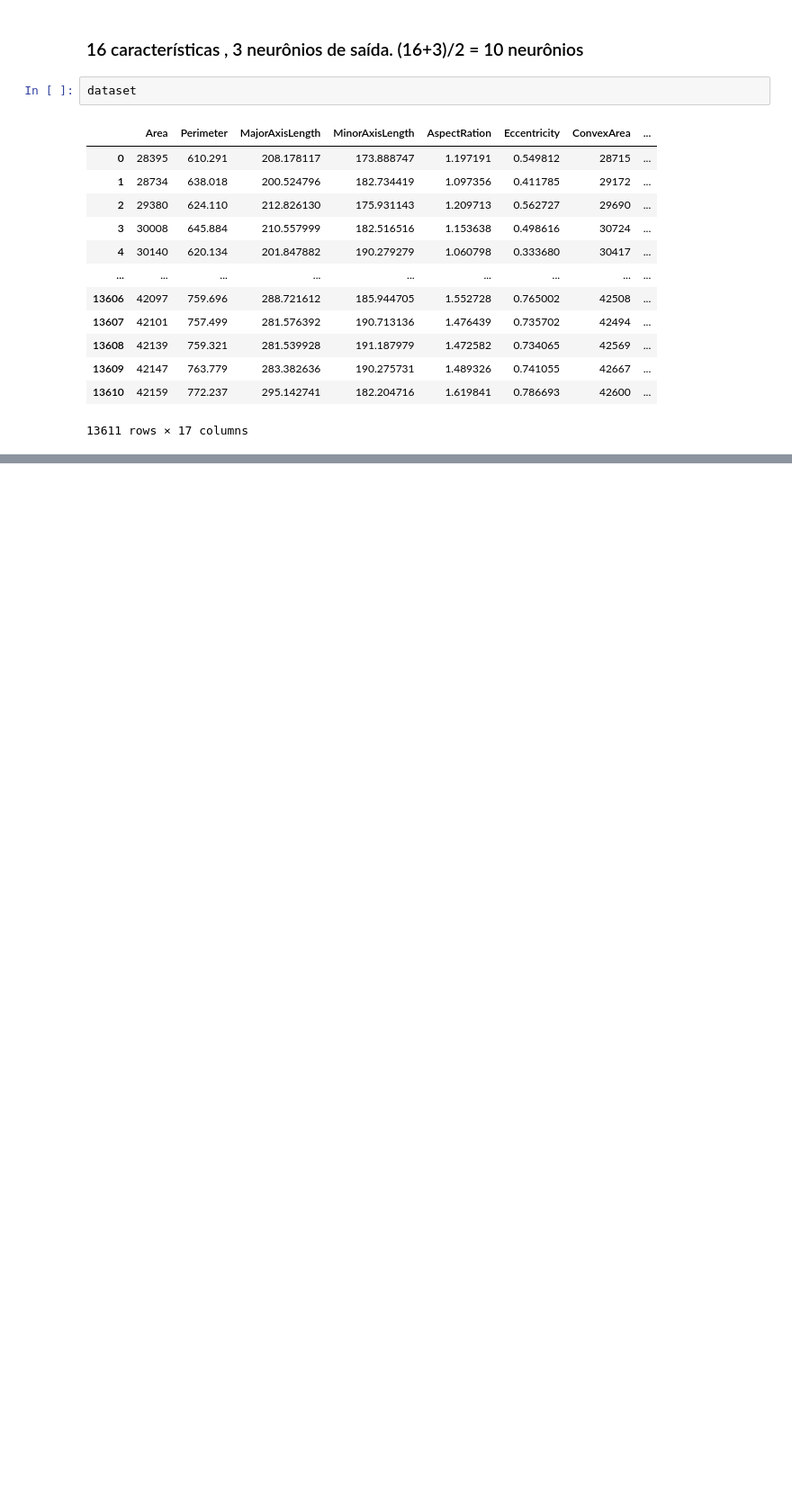
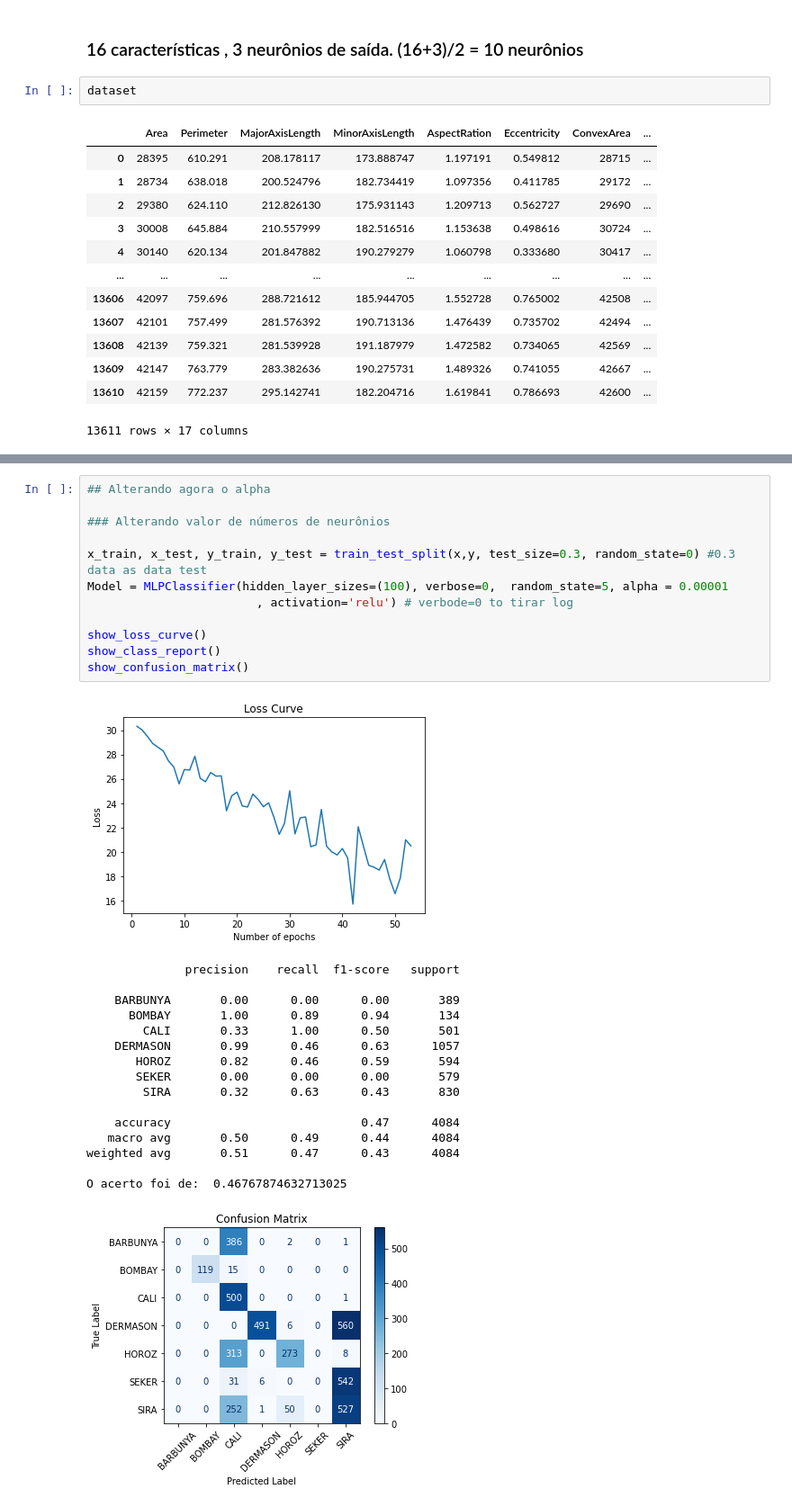
Before and after one commit to fabiobritoo/Machine-Learning, a Jupyter notebook: MLP_Bean.ipynb, the cells around one changed output, grey strips where cells are left out. Shown at 90% size. Cells and saved outputs as stored; diff of their text form; blank space fills up the shorter version.

```diff
--- a/MLP_Bean.ipynb
+++ b/MLP_Bean.ipynb
@@ -182,0 +140,30 @@ plt.show()
+# %%
+## Alterando agora o alpha
+
+### Alterando valor de números de neurônios
+
+x_train, x_test, y_train, y_test = train_test_split(x,y, test_size=0.3, random_state=0) #0.3 data as data test
+Model = MLPClassifier(hidden_layer_sizes=(100), verbose=0,  random_state=5, alpha = 0.00001
+                        , activation='relu') # verbode=0 to tirar log
+
+show_loss_curve()
+show_class_report()
+show_confusion_matrix()
+# %% [output]
+[figure, added]
+              precision    recall  f1-score   support
+
+    BARBUNYA       0.00      0.00      0.00       389
+      BOMBAY       1.00      0.89      0.94       134
+        CALI       0.33      1.00      0.50       501
+    DERMASON       0.99      0.46      0.63      1057
+       HOROZ       0.82      0.46      0.59       594
+       SEKER       0.00      0.00      0.00       579
+        SIRA       0.32      0.63      0.43       830
+
+    accuracy                           0.47      4084
+   macro avg       0.50      0.49      0.44      4084
+weighted avg       0.51      0.47      0.43      4084
+
+O acerto foi de:  0.46767874632713025
+[figure, added]
```
Also changed, not shown: parts of 11 cells of this notebook, 1 other file.
